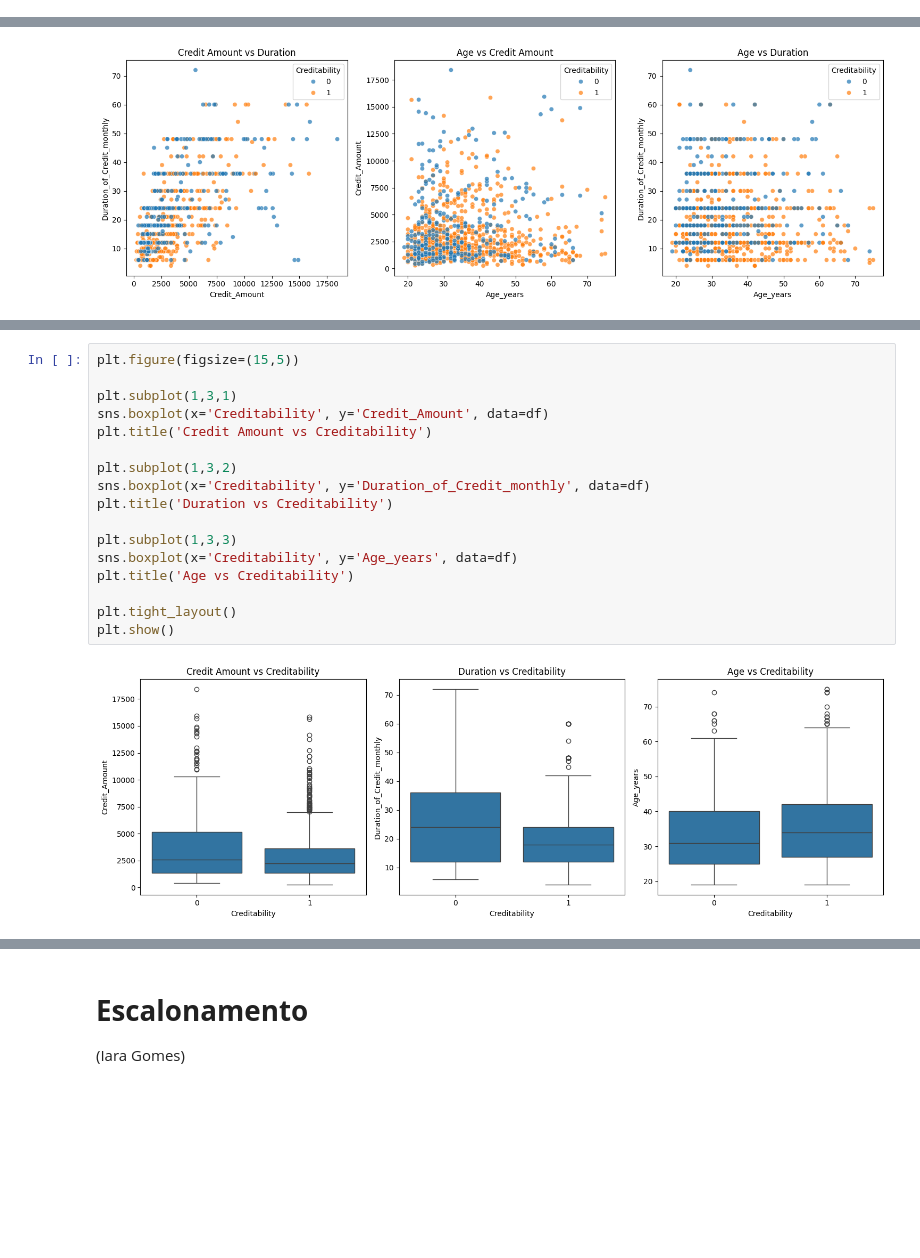
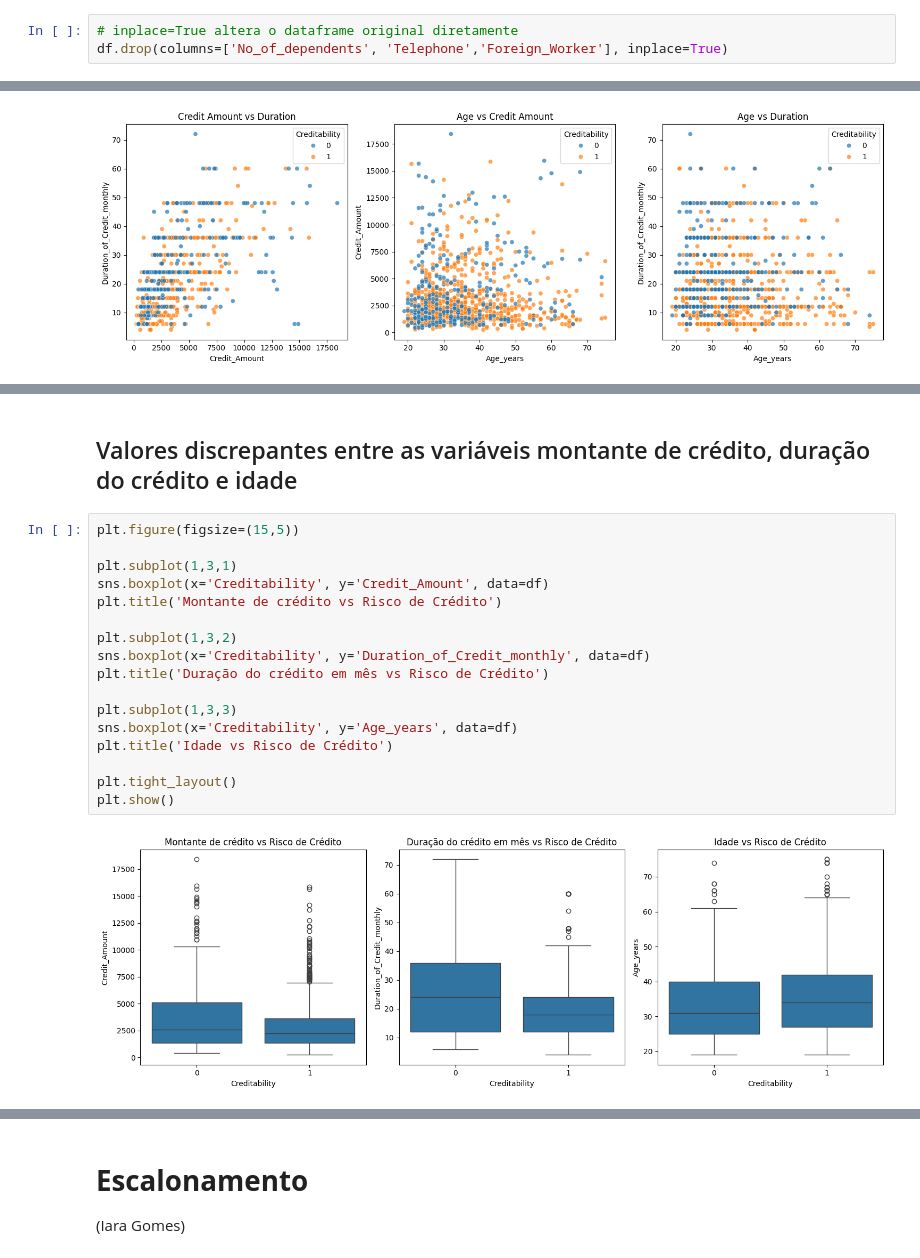
Before and after one commit to ritavinagreiro/projeto-cd-grupo5, a Jupyter notebook: notebooks/1.0_eda_limpeza.ipynb, the cells around one changed output, grey strips where cells are left out. Cells and saved outputs as stored; diff of their text form; blank space fills up the shorter version.

```diff
--- a/notebooks/1.0_eda_limpeza.ipynb
+++ b/notebooks/1.0_eda_limpeza.ipynb
@@ -300,0 +456,3 @@ plt.show()
+# %%
+# inplace=True altera o dataframe original diretamente
+df.drop(columns=['No_of_dependents', 'Telephone','Foreign_Worker'], inplace=True)
@@ -340,19 +509,21 @@ plt.show()
+# %% [markdown]
+## Valores discrepantes entre as variáveis montante de crédito, duração do crédito e idade
 # %%
 plt.figure(figsize=(15,5))
 
 plt.subplot(1,3,1)
 sns.boxplot(x='Creditability', y='Credit_Amount', data=df)
-plt.title('Credit Amount vs Creditability')
+plt.title('Montante de crédito vs Risco de Crédito')
 
 plt.subplot(1,3,2)
 sns.boxplot(x='Creditability', y='Duration_of_Credit_monthly', data=df)
-plt.title('Duration vs Creditability')
+plt.title('Duração do crédito em mês vs Risco de Crédito')
 
 plt.subplot(1,3,3)
 sns.boxplot(x='Creditability', y='Age_years', data=df)
-plt.title('Age vs Creditability')
+plt.title('Idade vs Risco de Crédito')
 
 plt.tight_layout()
 plt.show()
 # %% [output]
-[figure, old version]
+[figure, new version]
```
Also changed, not shown: parts of 36 cells of this notebook.
